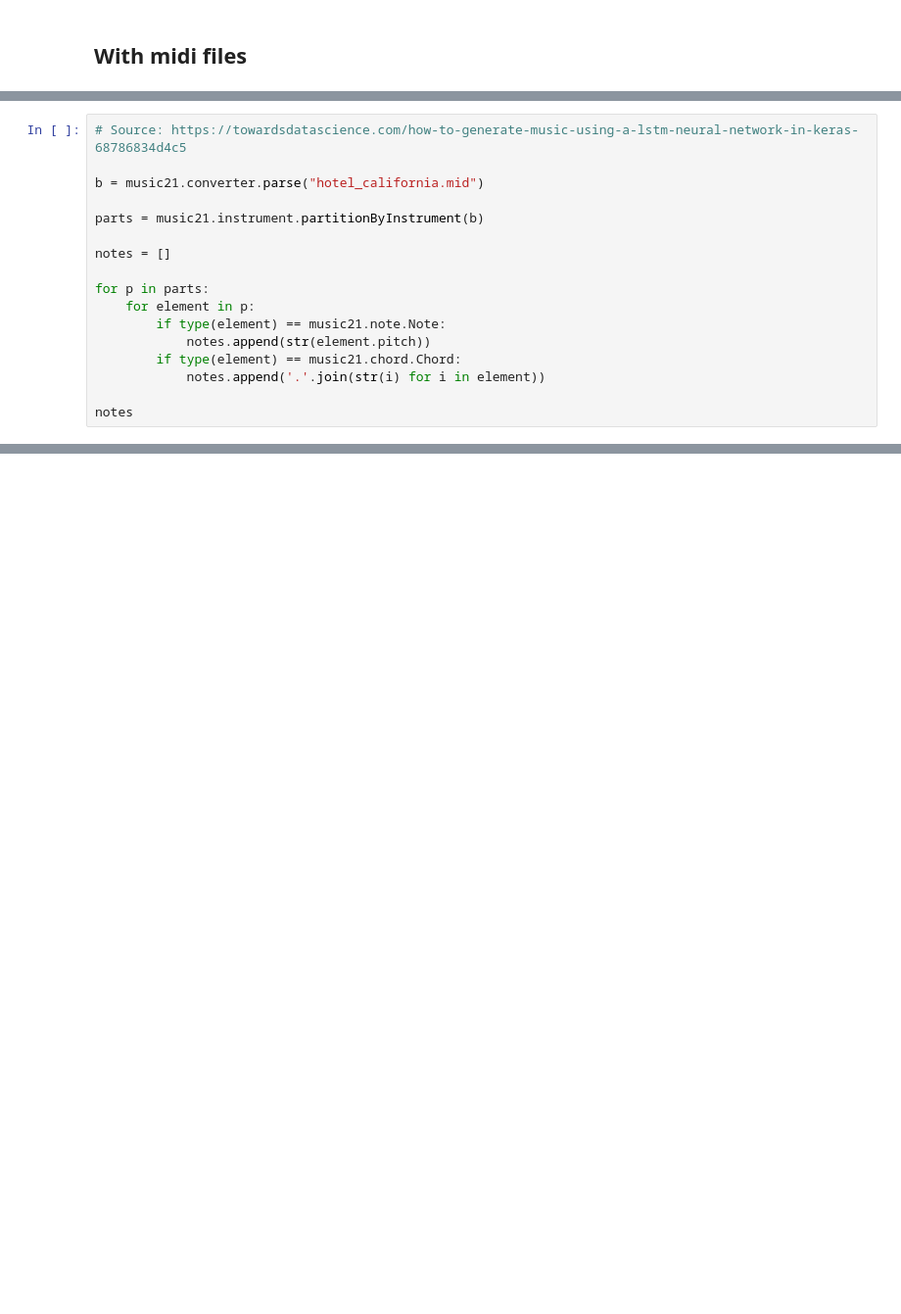
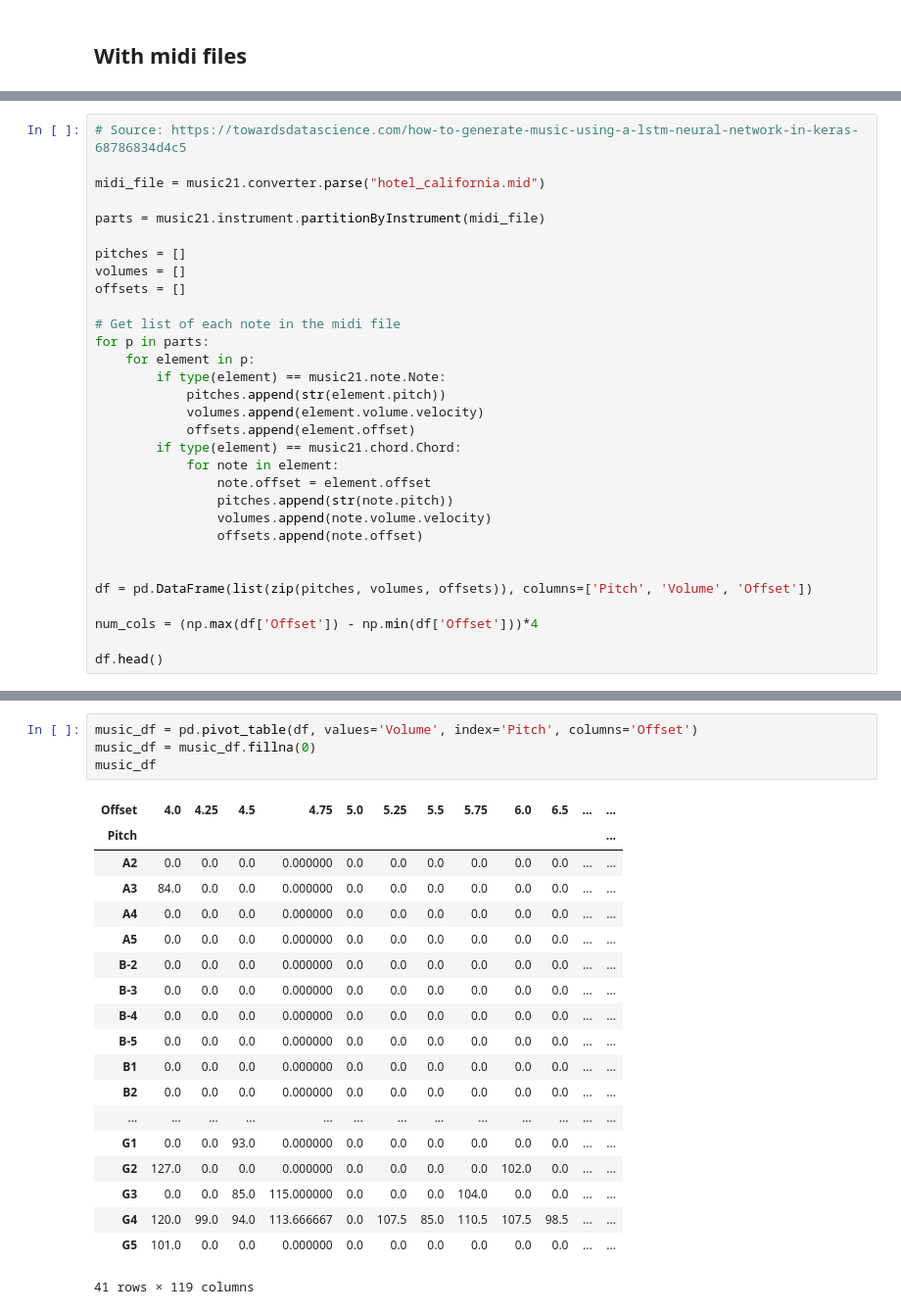
Before and after one commit to LHonsel/MusicGenerator, a Jupyter notebook: code/read_and_play_file.ipynb, the cells around one changed output, grey strips where cells are left out. Shown at 98% size. Cells and saved outputs as stored; diff of their text form; blank space fills up the shorter version.

Commit message:
Encoder and decoder functions for midi files

```diff
--- a/code/read_and_play_file.ipynb
+++ b/code/read_and_play_file.ipynb
@@ -131,18 +109,32 @@ sp.play()
 # %%
 # Source: https://towardsdatascience.com/how-to-generate-music-using-a-lstm-neural-network-in-keras-68786834d4c5
 
-b = music21.converter.parse("hotel_california.mid")
+midi_file = music21.converter.parse("hotel_california.mid")
 
-parts = music21.instrument.partitionByInstrument(b)
+parts = music21.instrument.partitionByInstrument(midi_file)
 
-notes = []
+pitches = []
+volumes = []
+offsets = []
 
+# Get list of each note in the midi file
 for p in parts:
     for element in p:
         if type(element) == music21.note.Note:
-            notes.append(str(element.pitch))
+            pitches.append(str(element.pitch))
+            volumes.append(element.volume.velocity)
+            offsets.append(element.offset)
         if type(element) == music21.chord.Chord:
-            notes.append('.'.join(str(i) for i in element))
+            for note in element:
+                note.offset = element.offset
+                pitches.append(str(note.pitch))
+                volumes.append(note.volume.velocity)
+                offsets.append(note.offset)
 
-notes
+
+df = pd.DataFrame(list(zip(pitches, volumes, offsets)), columns=['Pitch', 'Volume', 'Offset'])
+
+num_cols = (np.max(df['Offset']) - np.min(df['Offset']))*4
+
+df.head()
 # %% [output]
@@ -165,0 +147,24 @@ notes
+# %%
+music_df = pd.pivot_table(df, values='Volume', index='Pitch', columns='Offset')
+music_df = music_df.fillna(0)
+music_df
+# %% [output]
+| Offset | 4.0 | 4.25 | 4.5 | 4.75 | 5.0 | 5.25 | 5.5 | 5.75 | 6.0 | 6.5 | ... | ... |
+| Pitch |  |  |  |  |  |  |  |  |  |  |  | ... |
+| A2 | 0.0 | 0.0 | 0.0 | 0.000000 | 0.0 | 0.0 | 0.0 | 0.0 | 0.0 | 0.0 | ... | ... |
+| A3 | 84.0 | 0.0 | 0.0 | 0.000000 | 0.0 | 0.0 | 0.0 | 0.0 | 0.0 | 0.0 | ... | ... |
+| A4 | 0.0 | 0.0 | 0.0 | 0.000000 | 0.0 | 0.0 | 0.0 | 0.0 | 0.0 | 0.0 | ... | ... |
+| A5 | 0.0 | 0.0 | 0.0 | 0.000000 | 0.0 | 0.0 | 0.0 | 0.0 | 0.0 | 0.0 | ... | ... |
+| B-2 | 0.0 | 0.0 | 0.0 | 0.000000 | 0.0 | 0.0 | 0.0 | 0.0 | 0.0 | 0.0 | ... | ... |
+| B-3 | 0.0 | 0.0 | 0.0 | 0.000000 | 0.0 | 0.0 | 0.0 | 0.0 | 0.0 | 0.0 | ... | ... |
+| B-4 | 0.0 | 0.0 | 0.0 | 0.000000 | 0.0 | 0.0 | 0.0 | 0.0 | 0.0 | 0.0 | ... | ... |
+| B-5 | 0.0 | 0.0 | 0.0 | 0.000000 | 0.0 | 0.0 | 0.0 | 0.0 | 0.0 | 0.0 | ... | ... |
+| B1 | 0.0 | 0.0 | 0.0 | 0.000000 | 0.0 | 0.0 | 0.0 | 0.0 | 0.0 | 0.0 | ... | ... |
+| B2 | 0.0 | 0.0 | 0.0 | 0.000000 | 0.0 | 0.0 | 0.0 | 0.0 | 0.0 | 0.0 | ... | ... |
+| ... | ... | ... | ... | ... | ... | ... | ... | ... | ... | ... | ... | ... |
+| G1 | 0.0 | 0.0 | 93.0 | 0.000000 | 0.0 | 0.0 | 0.0 | 0.0 | 0.0 | 0.0 | ... | ... |
+| G2 | 127.0 | 0.0 | 0.0 | 0.000000 | 0.0 | 0.0 | 0.0 | 0.0 | 102.0 | 0.0 | ... | ... |
+| G3 | 0.0 | 0.0 | 85.0 | 115.000000 | 0.0 | 0.0 | 0.0 | 104.0 | 0.0 | 0.0 | ... | ... |
+| G4 | 120.0 | 99.0 | 94.0 | 113.666667 | 0.0 | 107.5 | 85.0 | 110.5 | 107.5 | 98.5 | ... | ... |
+| G5 | 101.0 | 0.0 | 0.0 | 0.000000 | 0.0 | 0.0 | 0.0 | 0.0 | 0.0 | 0.0 | ... | ... |
+41 rows × 119 columns
```
Also changed, not shown: parts of 11 cells of this notebook.
